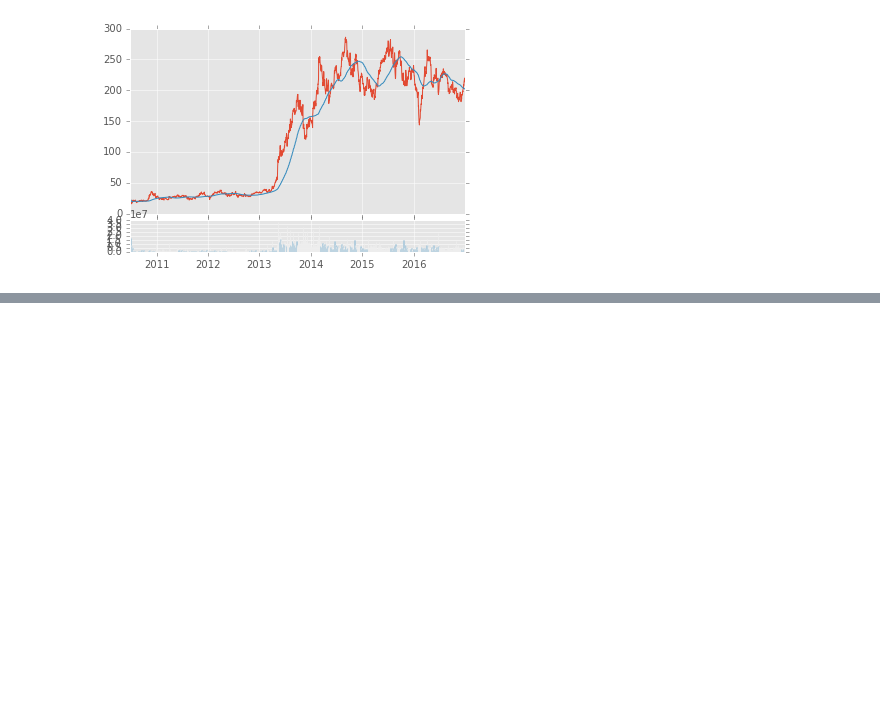
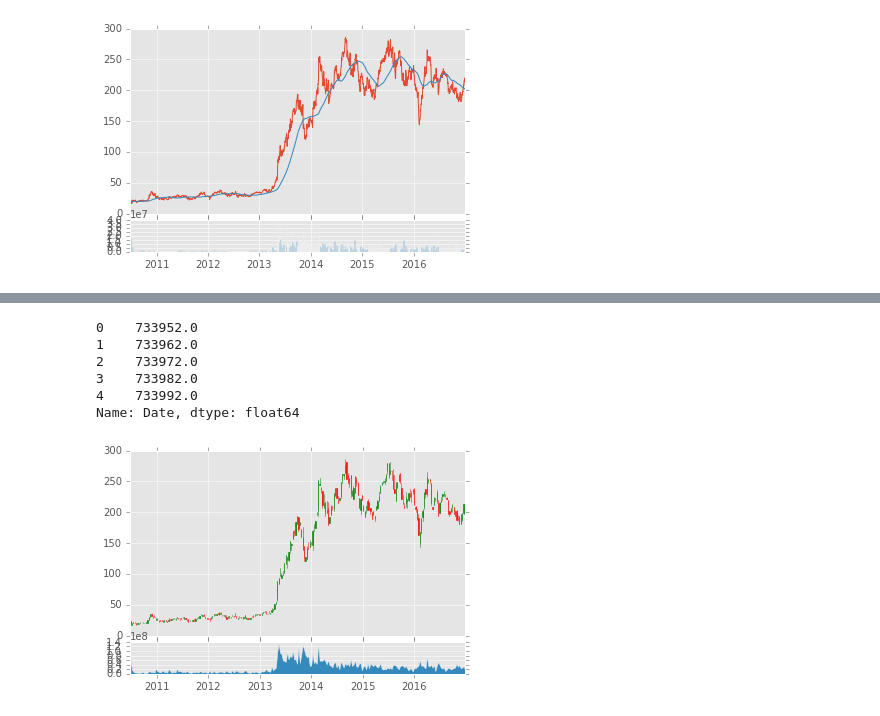
Before and after one commit to limcheekin/jupyter-notebook, a Jupyter notebook: python/finance/python_for_finance.ipynb, the cells around one changed output, grey strips where cells are left out. Drawn from its saved outputs; the diff is of its cells as text; code cells hidden in the pictures; blank space fills up the shorter version.

```diff
--- a/python/finance/python_for_finance.ipynb
+++ b/python/finance/python_for_finance.ipynb
@@ -90,0 +93,6 @@ plt.show()
+# %%
+from matplotlib.finance import candlestick_ohlc
+import matplotlib.dates as mdates
+
+df_ohlc = df['Adj Close'].resample('10D').ohlc()
+df_ohlc.head()
@@ -90,0 +107,3 @@ plt.show()
+# %%
+df_volume = df['Volume'].resample('10D').sum()
+df_volume.head()
@@ -90,0 +118,28 @@ plt.show()
+# %%
+# remove the date column as index
+df_ohlc = df_ohlc.reset_index()
+
+# convert date to matplotlib dates
+df_ohlc['Date'] = df_ohlc['Date'].map(mdates.date2num)
+
+df_ohlc['Date'].head()
+# %% [output]
+0    733952.0
+1    733962.0
+2    733972.0
+3    733982.0
+4    733992.0
+Name: Date, dtype: float64
+# %%
+# fig = plt.figure()
+ax1 = plt.subplot2grid((6,1), (0,0), rowspan=5, colspan=1)
+ax2 = plt.subplot2grid((6,1), (5,0), rowspan=1, colspan=1,sharex=ax1)
+# convert raw mdate numbers to date
+ax1.xaxis_date()
+# ohlc graph
+candlestick_ohlc(ax1, df_ohlc.values, width=2, colorup='g')
+# volume
+ax2.fill_between(df_volume.index.map(mdates.date2num),df_volume.values,0)
+plt.show()
+# %% [output]
+[figure, added]
```
Also changed, not shown: parts of 3 cells of this notebook.
